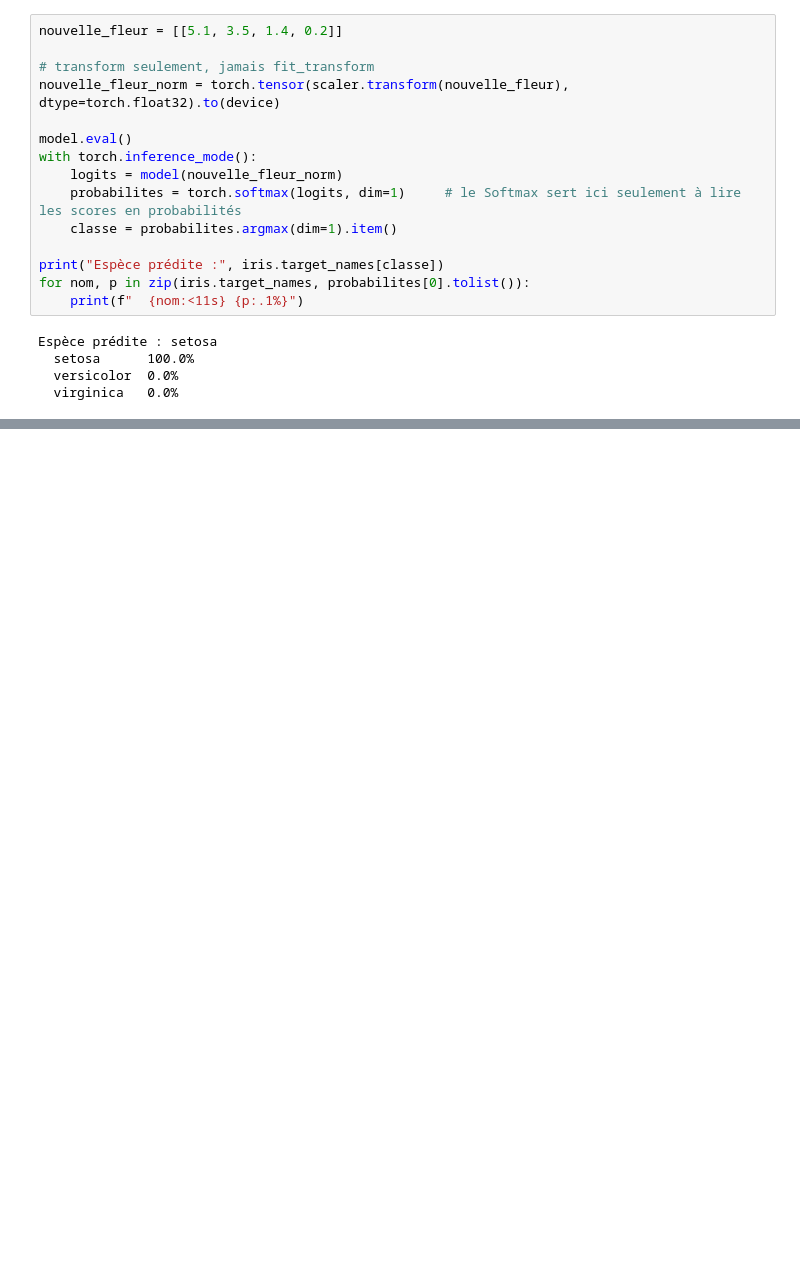
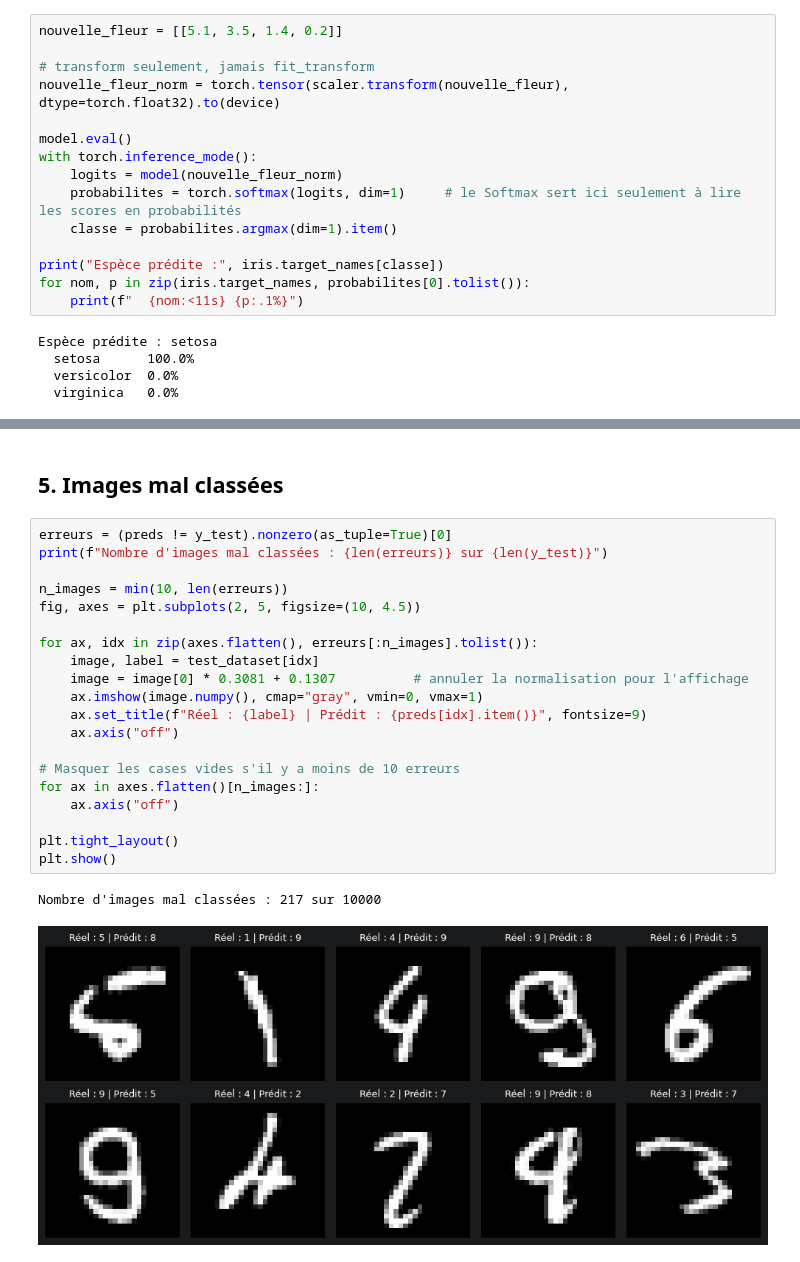
Before and after one commit to MostafaHDfMeR/TP_N1_Mise-en-oeuvre-du-Framework-PyTorch, a Jupyter notebook: TP_N1 - Mise en oeuvre du Framework PyTorch.ipynb, the cells around one changed output, grey strips where cells are left out. Cells and saved outputs as stored; diff of their text form; blank space fills up the shorter version.

```diff
--- a/TP_N1 - Mise en oeuvre du Framework PyTorch.ipynb
+++ b/TP_N1 - Mise en oeuvre du Framework PyTorch.ipynb
@@ -1172,0 +1369,25 @@ Espèce prédite : setosa
+# %% [markdown]
+## 5. Images mal classées
+# %%
+erreurs = (preds != y_test).nonzero(as_tuple=True)[0]
+print(f"Nombre d'images mal classées : {len(erreurs)} sur {len(y_test)}")
+
+n_images = min(10, len(erreurs))
+fig, axes = plt.subplots(2, 5, figsize=(10, 4.5))
+
+for ax, idx in zip(axes.flatten(), erreurs[:n_images].tolist()):
+    image, label = test_dataset[idx]
+    image = image[0] * 0.3081 + 0.1307          # annuler la normalisation pour l'affichage
+    ax.imshow(image.numpy(), cmap="gray", vmin=0, vmax=1)
+    ax.set_title(f"Réel : {label} | Prédit : {preds[idx].item()}", fontsize=9)
+    ax.axis("off")
+
+# Masquer les cases vides s'il y a moins de 10 erreurs
+for ax in axes.flatten()[n_images:]:
+    ax.axis("off")
+
+plt.tight_layout()
+plt.show()
+# %% [output]
+Nombre d'images mal classées : 217 sur 10000
+[figure, added]
```
Also changed, not shown: parts of 16 cells of this notebook, 2 other files.
